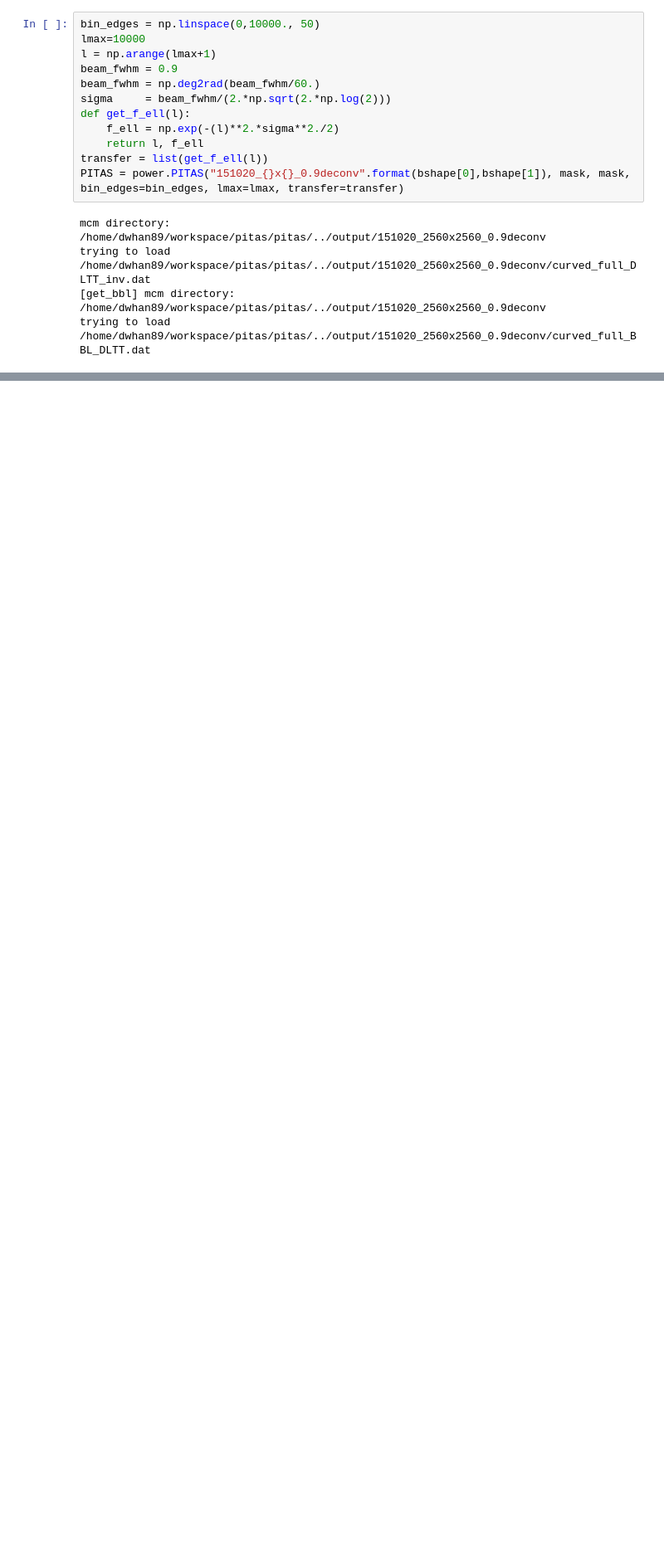
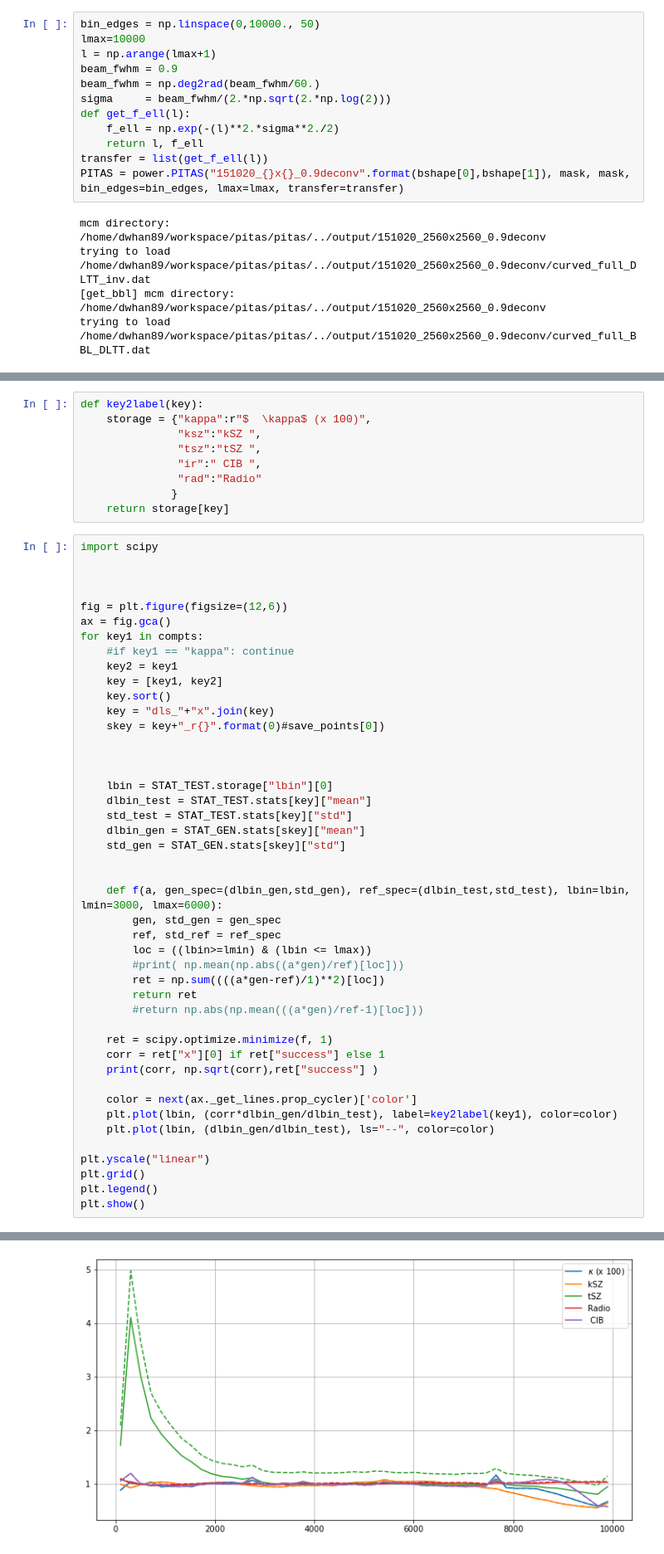
Before and after one commit to dwhan89/cosmikyu, a Jupyter notebook: notebooks/090120_sehgal_validation_spec.ipynb, the cells around one changed output, grey strips where cells are left out. Shown: that part at 83% size. Drawn from its saved outputs; the diff is of its cells as text; blank space fills up the shorter version.

```diff
--- a/notebooks/090120_sehgal_validation_spec.ipynb
+++ b/notebooks/090120_sehgal_validation_spec.ipynb
@@ -330,0 +320,55 @@ for key1 in compts:
+# %%
+def key2label(key):
+    storage = {"kappa":r"$  \kappa$ (x 100)",
+               "ksz":"kSZ ",
+               "tsz":"tSZ ",
+               "ir":" CIB ",
+               "rad":"Radio"
+              }
+    return storage[key]
+# %%
+import scipy
+
+
+
+fig = plt.figure(figsize=(12,6))
+ax = fig.gca()
+for key1 in compts:
+    #if key1 == "kappa": continue
+    key2 = key1
+    key = [key1, key2]
+    key.sort()
+    key = "dls_"+"x".join(key)
+    skey = key+"_r{}".format(0)#save_points[0])
+
+
+
+    lbin = STAT_TEST.storage["lbin"][0]
+    dlbin_test = STAT_TEST.stats[key]["mean"]
+    std_test = STAT_TEST.stats[key]["std"]
+    dlbin_gen = STAT_GEN.stats[skey]["mean"]
+    std_gen = STAT_GEN.stats[skey]["std"]
+
+
+    def f(a, gen_spec=(dlbin_gen,std_gen), ref_spec=(dlbin_test,std_test), lbin=lbin, lmin=3000, lmax=6000):
+        gen, std_gen = gen_spec
+        ref, std_ref = ref_spec
+        loc = ((lbin>=lmin) & (lbin <= lmax))
+        #print( np.mean(np.abs((a*gen)/ref)[loc]))
+        ret = np.sum((((a*gen-ref)/1)**2)[loc])
+        return ret
+        #return np.abs(np.mean(((a*gen)/ref-1)[loc]))
+
+    ret = scipy.optimize.minimize(f, 1)
+    corr = ret["x"][0] if ret["success"] else 1
+    print(corr, np.sqrt(corr),ret["success"] )
+
+    color = next(ax._get_lines.prop_cycler)['color']
+    plt.plot(lbin, (corr*dlbin_gen/dlbin_test), label=key2label(key1), color=color)
+    plt.plot(lbin, (dlbin_gen/dlbin_test), ls="--", color=color)
+
+plt.yscale("linear")
+plt.grid()
+plt.legend()
+plt.show()
+# %% [output]
@@ -330,0 +380 @@ for key1 in compts:
+[figure, added]
```
Also changed, not shown: parts of 12 cells of this notebook, 29 other files.
